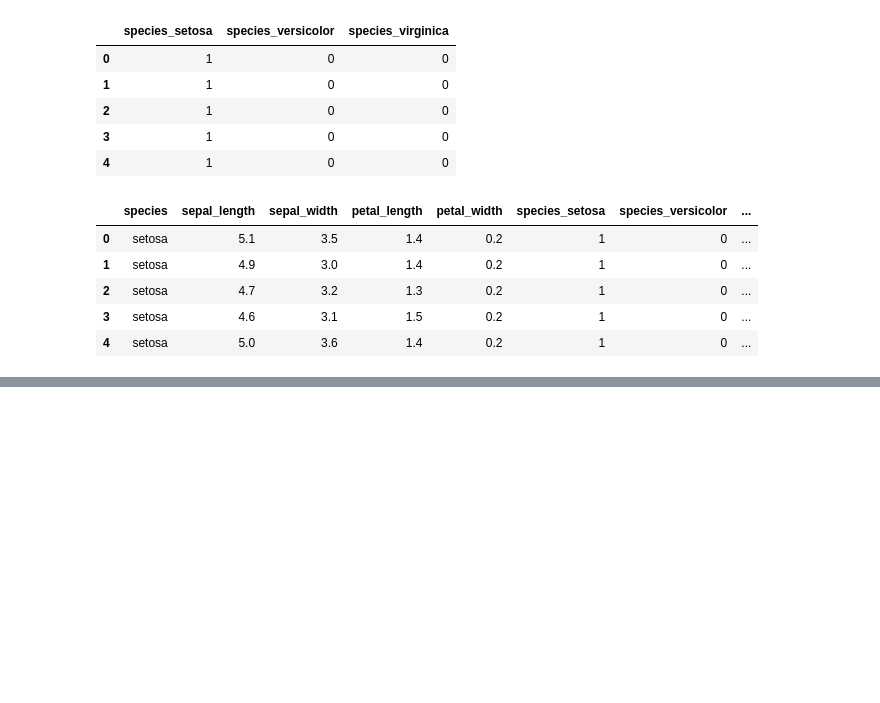
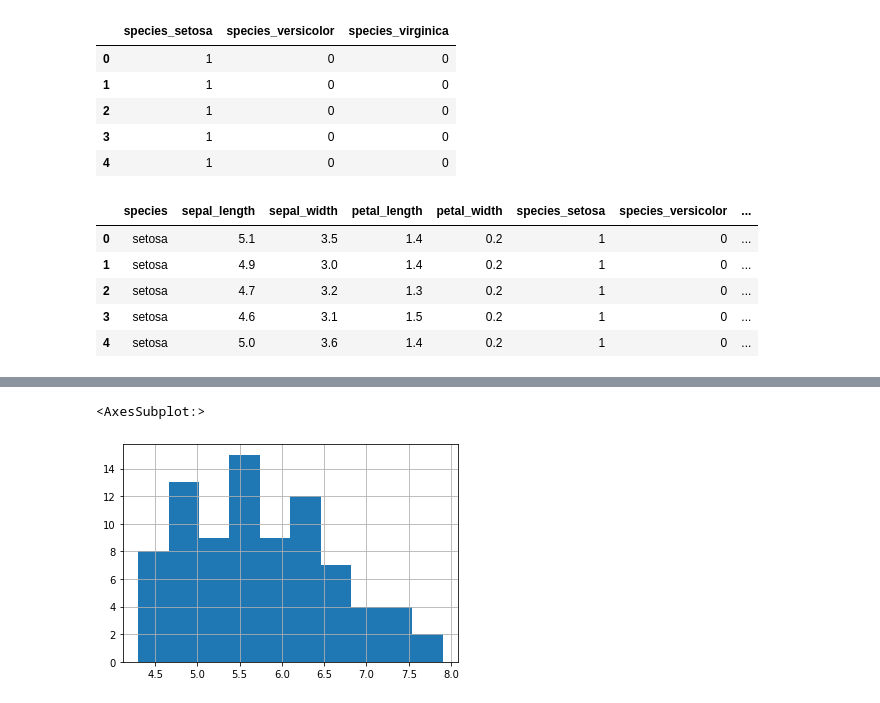
Before and after one commit to albertopuentes/classification-exercises, a Jupyter notebook: classification_exercises.ipynb, the cells around one changed output, grey strips where cells are left out. Cells and saved outputs as stored; diff of their text form; code cells hidden in the pictures; blank space fills up the shorter version.

```diff
--- a/classification_exercises.ipynb
+++ b/classification_exercises.ipynb
@@ -275,0 +282,6 @@ prep_iris(acquire.new_iris_data()).head()
+# %%
+# Section 1 - iris_db: Using iris data from our mySQL server and the methods used in the lesson above:
+# Acquire, prepare & split your data.
+
+iris_ex = acquire.new_iris_data()
+iris_ex.head()
@@ -275,0 +347,5 @@ prep_iris(acquire.new_iris_data()).head()
+# %%
+train.sepal_length.hist()
+# %% [output]
+<AxesSubplot:>
+[figure, added]
```
Also changed, not shown: parts of 20 cells of this notebook.
